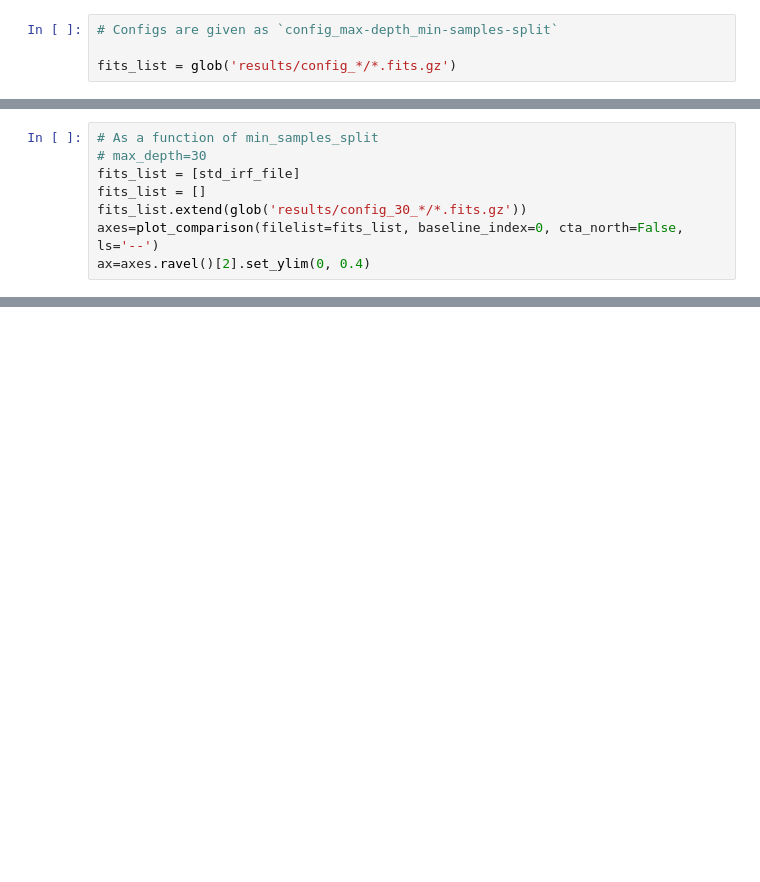
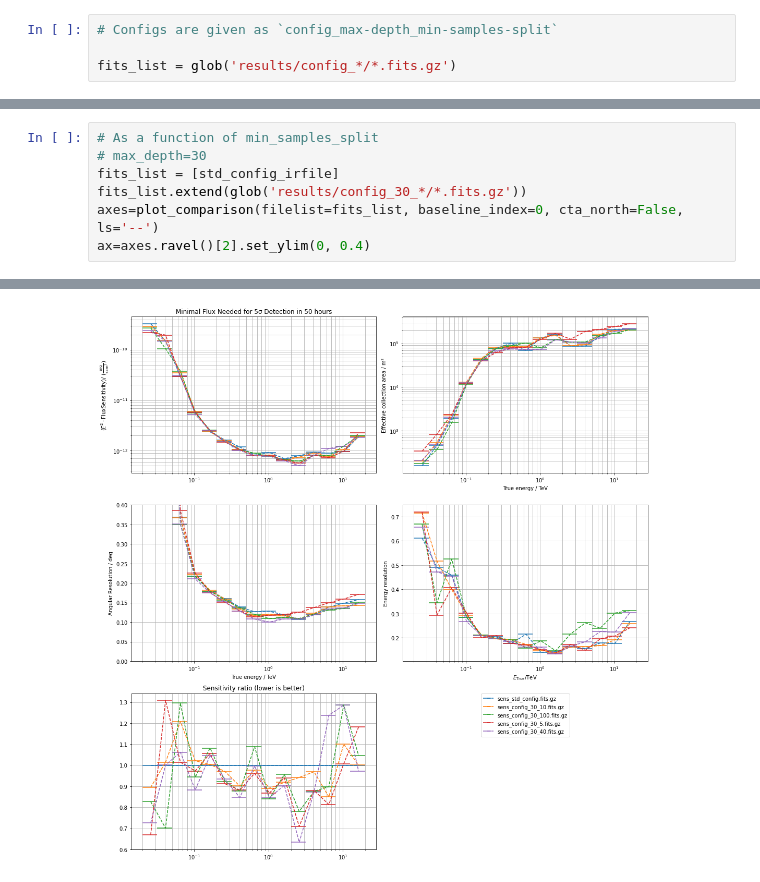
Before and after one commit to vuillaut/lstchain-rf-params-study, a Jupyter notebook: compare.ipynb, the cells around one changed output, grey strips where cells are left out. Saved outputs shown, nothing was run; the diff lists cells and outputs as text; blank space fills up the shorter version.

```diff
--- a/compare.ipynb
+++ b/compare.ipynb
@@ -123,8 +146,8 @@ axes=plot_comparison(filelist=fits_list, baseline_index=-1, cta_north=True, ls='
 # %%
 # As a function of min_samples_split
 # max_depth=30
-fits_list = [std_irf_file]
-fits_list = []
+fits_list = [std_config_irfile]
 fits_list.extend(glob('results/config_30_*/*.fits.gz'))
 axes=plot_comparison(filelist=fits_list, baseline_index=0, cta_north=False, ls='--')
 ax=axes.ravel()[2].set_ylim(0, 0.4)
+# %% [output]
@@ -131,3 +156,4 @@ ax=axes.ravel()[2].set_ylim(0, 0.4)
+[figure, added]
 # %%
 # As a function of min_samples_split
 # max_depth=50
```
Also changed, not shown: parts of 26 cells of this notebook, 1 other file.
